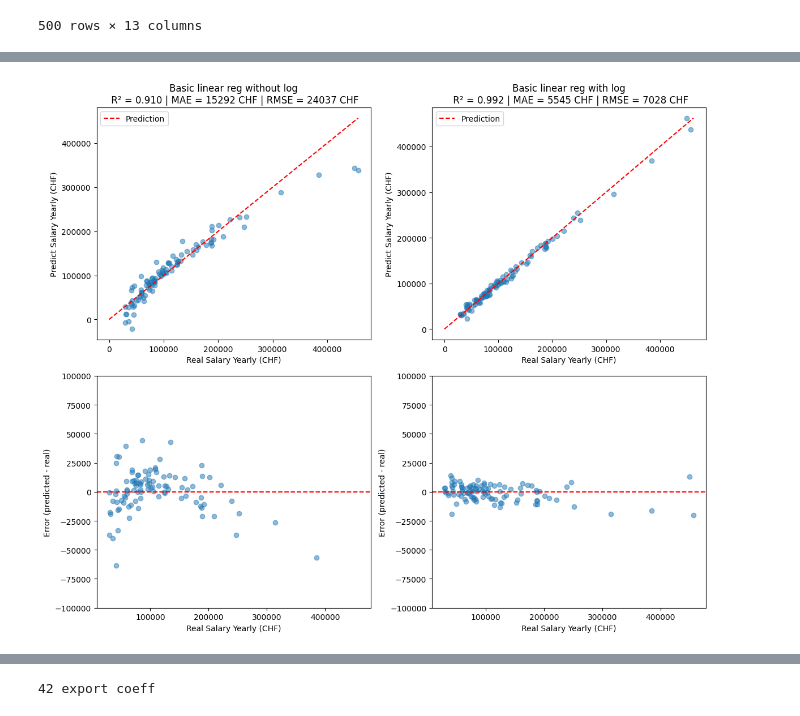
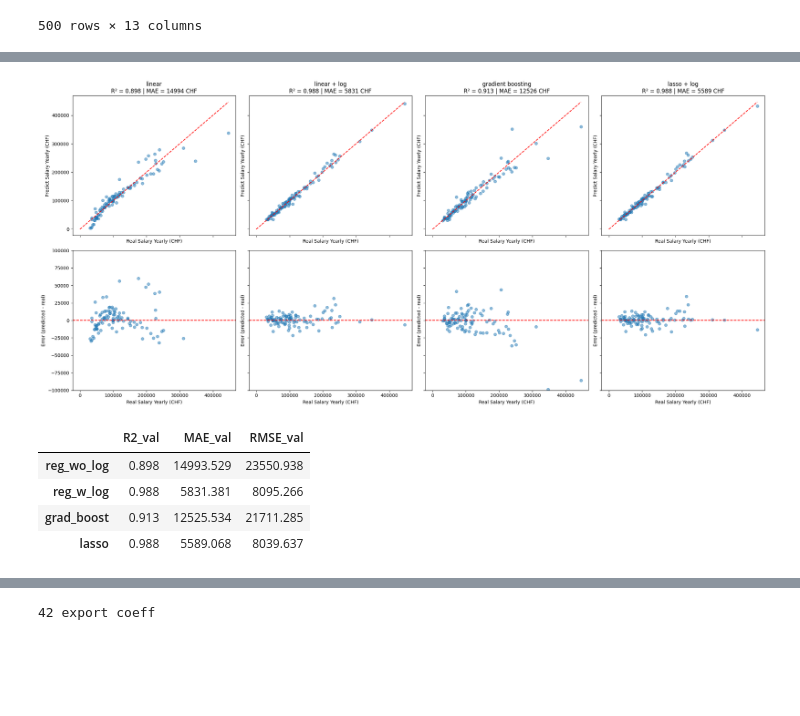
Before and after one commit to Dyumes/SS2-MobileApp, a Jupyter notebook: model_prediction/model.ipynb, the cells around one changed output, grey strips where cells are left out. Drawn from its saved outputs; the diff is of its cells as text; code cells hidden in the pictures; blank space fills up the shorter version.

```diff
--- a/model_prediction/model.ipynb
+++ b/model_prediction/model.ipynb
@@ -377,42 +351,50 @@ Mean scores (with lasso): 0.9602284191866204
 # %%
-import matplotlib.pyplot as plt
-from sklearn.metrics import r2_score, mean_absolute_error
+fig, axes = plt.subplots(2, 4, figsize=(22, 10), sharex=True, sharey="row")
 
+preds = [(y_pred, "linear"), (y_pred_log, "linear + log"),
+         (y_pred_gb, "gradient boosting"), (y_pred_lasso, "lasso + log")]
 
-
-#REMINDER : R^2 = 1 - (sum((y_test - y_pred) ** 2) / sum((y_test - np.mean(y_test)) ** 2)) -> 0.75 means the model removes 75% of the squared error we get
-# by just predicting the mean (in CHF the error only drops by 1 - sqrt(0.25) = 50%).
-
-#MAE = Mean absolute error ->
-#RMSE = Root mean squared error ->
-
-fig, axes = plt.subplots(2, 2, figsize=(12, 10))
-
-for i, (pred, nom, abreviation) in enumerate([(y_pred, "Basic linear reg without log", abreviations[0]), (y_pred_log, "Basic linear reg with log", abreviations[1])]):
+for i, (pred, nom) in enumerate(preds):
     ax = axes[0, i]
-    ax.scatter(y_test, pred, alpha=0.5)
-    lims = [0, max(y_test.max(), pred.max())]
-    ax.plot(lims, lims, "r--", label="Prediction")
+    ax.scatter(y_val, pred, alpha=0.5)
+    lims = [0, max(y_val.max(), pred.max())]
+    ax.plot(lims, lims, "r--")
     ax.set_xlabel("Real Salary Yearly (CHF)")
     ax.set_ylabel("Predict Salary Yearly (CHF)")
-    result[abreviation] = {
-        "MeanScore" : np.mean(eval(f"scores_{abreviation}")),
-        "R2": r2_score(y_test, pred),
-        "MAE": mean_absolute_error(y_test, pred),
-        "RMSE": int(np.sqrt(mean_squared_error(y_test, pred)))
-    }
-    ax.set_title(f"{nom}\n R² = {result[abreviation]["R2"]:.3f} | MAE = {result[abreviation]["MAE"]:.0f} CHF | RMSE = {int(result[abreviation]["RMSE"])} CHF")
-    ax.legend()
+    ax.set_title(f"{nom}\nR² = {r2_score(y_val, pred):.3f} | MAE = {mean_absolute_error(y_val, pred):.0f} CHF")
 
     ax = axes[1, i]
-    ax.scatter(y_test, pred - y_test, alpha=0.5)
+    ax.scatter(y_val, pred - y_val, alpha=0.5)
     ax.set_ylim(-100000, 100000)
     ax.axhline(0, color="r", linestyle="--")
     ax.set_xlabel("Real Salary Yearly (CHF)")
     ax.set_ylabel("Error (predicted - real)")
-
 plt.tight_layout()
 plt.show()
 # %% [output]
-[figure, old version]
+[figure, new version]
+# %%
+models = {
+    "reg_wo_log": (model, y_pred),
+    "reg_w_log": (model_log, y_pred_log),
+    "grad_boost": (model_gb, y_pred_gb),
+    "lasso": (model_lasso, y_pred_lasso),
+}
+
+result = {
+    name: {
+        "R2_val": r2_score(y_val, pred),
+        "MAE_val": mean_absolute_error(y_val, pred),
+        "RMSE_val": np.sqrt(mean_squared_error(y_val, pred)),
+    }
+    for name, (m, pred) in models.items()
+}
+
+pd.DataFrame(result).T.round(3)
+# %% [output]
+|  | R2_val | MAE_val | RMSE_val |
+| reg_wo_log | 0.898 | 14993.529 | 23550.938 |
+| reg_w_log | 0.988 | 5831.381 | 8095.266 |
+| grad_boost | 0.913 | 12525.534 | 21711.285 |
+| lasso | 0.988 | 5589.068 | 8039.637 |
 # %%
```
Also changed, not shown: parts of 8 cells of this notebook, 1 other file.
